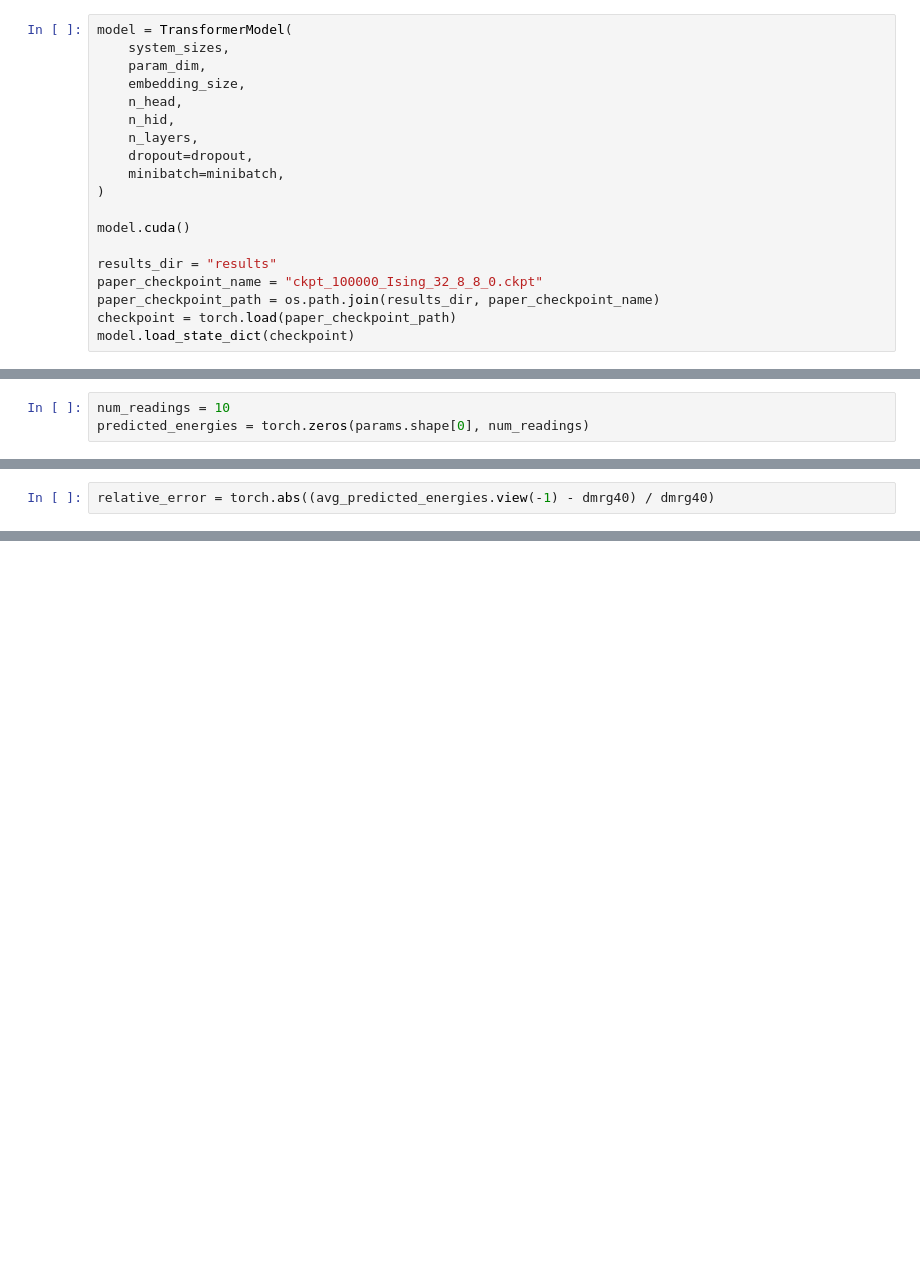
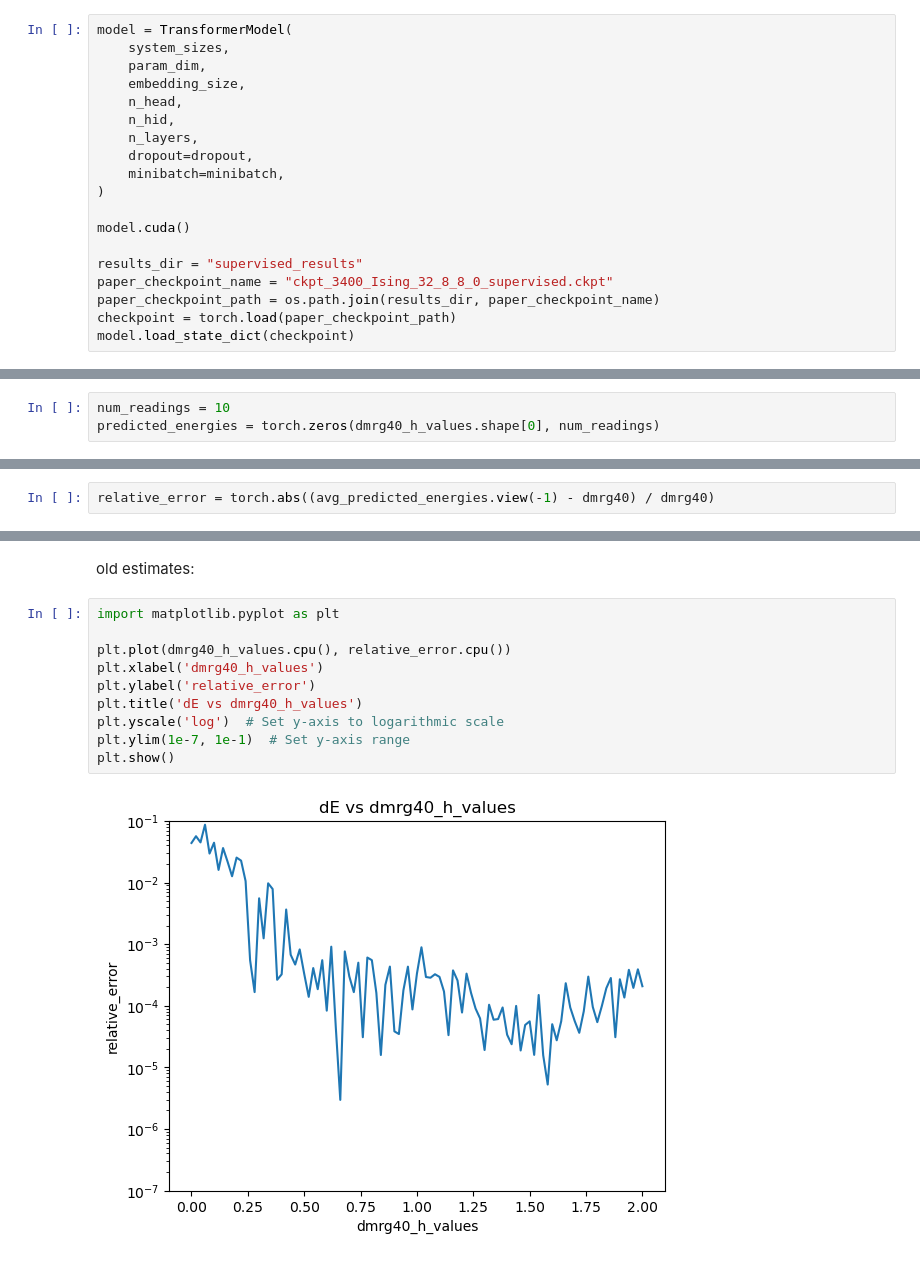
Before and after one commit to spagdoon0411/transformer_quantum_state, a Jupyter notebook: experimentation/energy_estimation.ipynb, the cells around one changed output, grey strips where cells are left out. Drawn from its saved outputs; the diff is of its cells as text; blank space fills up the shorter version.

Commit message:
estimate energy for trained model

```diff
--- a/experimentation/energy_estimation.ipynb
+++ b/experimentation/energy_estimation.ipynb
@@ -53,8 +60,8 @@ model = TransformerModel(
 
 model.cuda()
 
-results_dir = "results"
-paper_checkpoint_name = "ckpt_100000_Ising_32_8_8_0.ckpt"
+results_dir = "supervised_results"
+paper_checkpoint_name = "ckpt_3400_Ising_32_8_8_0_supervised.ckpt"
 paper_checkpoint_path = os.path.join(results_dir, paper_checkpoint_name)
 checkpoint = torch.load(paper_checkpoint_path)
 model.load_state_dict(checkpoint)
@@ -147,6 +134,6 @@ predicted_energies = torch.zeros_like(params)
 # %%
 num_readings = 10
-predicted_energies = torch.zeros(params.shape[0], num_readings)
+predicted_energies = torch.zeros(dmrg40_h_values.shape[0], num_readings)
 # %%
 for j in range(num_readings):
     for i, param in enumerate(dmrg40_h_values):
@@ -239,0 +214,14 @@ tensor(0.0849, device='cuda:0')
+# %% [markdown]
+old estimates:
+# %%
+import matplotlib.pyplot as plt
+
+plt.plot(dmrg40_h_values.cpu(), relative_error.cpu())
+plt.xlabel('dmrg40_h_values')
+plt.ylabel('relative_error')
+plt.title('dE vs dmrg40_h_values')
+plt.yscale('log')  # Set y-axis to logarithmic scale
+plt.ylim(1e-7, 1e-1)  # Set y-axis range
+plt.show()
+# %% [output]
+[figure, added]
```
Also changed, not shown: parts of 12 cells of this notebook.
